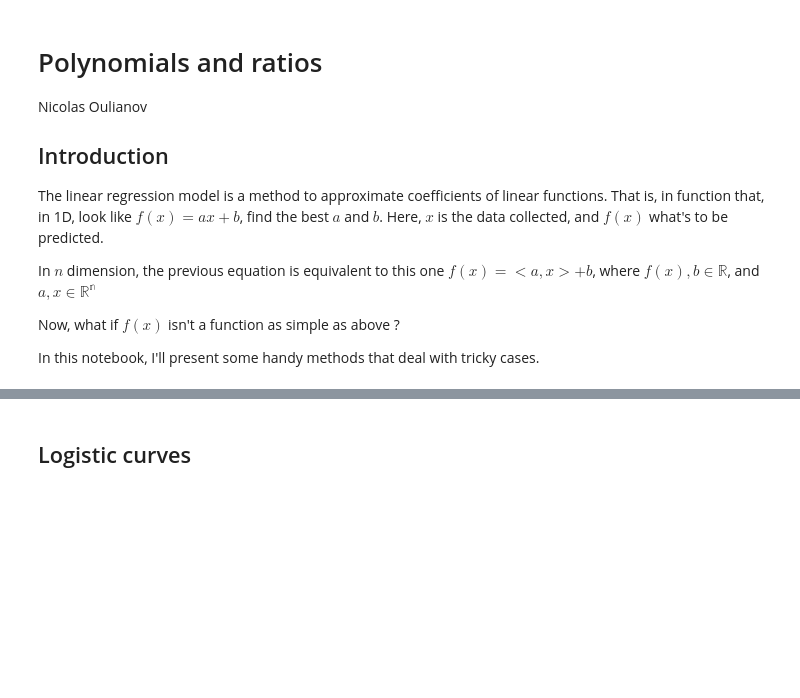
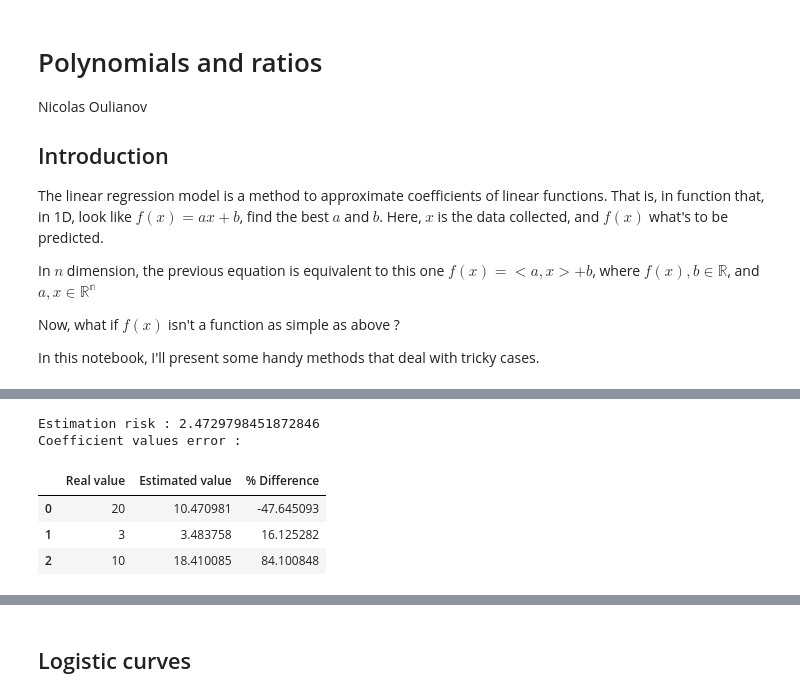
Before and after one commit to oulianov/linear-models, a Jupyter notebook: Polynomials and ratios.ipynb, the cells around one changed output, grey strips where cells are left out. Drawn from its saved outputs; the diff is of its cells as text; code cells hidden in the pictures; blank space fills up the shorter version.

```diff
--- a/Polynomials and ratios.ipynb
+++ b/Polynomials and ratios.ipynb
@@ -58,0 +142,17 @@ plt.show()
+# %%
+results = pd.DataFrame()
+results['Real value'] = [a,b,c]
+results['Estimated value'] = [model.intercept_] + list(model.coef_)
+results['% Difference'] = 100*(results['Estimated value'] - results['Real value'])/results['Real value']
+
+print('Estimation risk :', np.var(model.predict(X) - f_x))
+
+print('Coefficient values error :')
+results
+# %% [output]
+Estimation risk : 2.4729798451872846
+Coefficient values error :
+|  | Real value | Estimated value | % Difference |
+| 0 | 20 | 10.470981 | -47.645093 |
+| 1 | 3 | 3.483758 | 16.125282 |
+| 2 | 10 | 18.410085 | 84.100848 |
```
Also changed, not shown: parts of 13 cells of this notebook.
